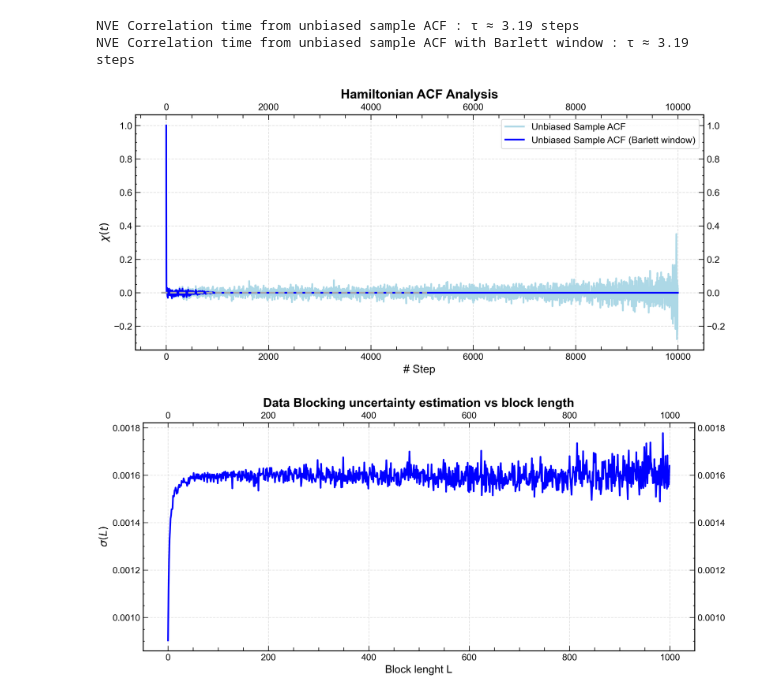
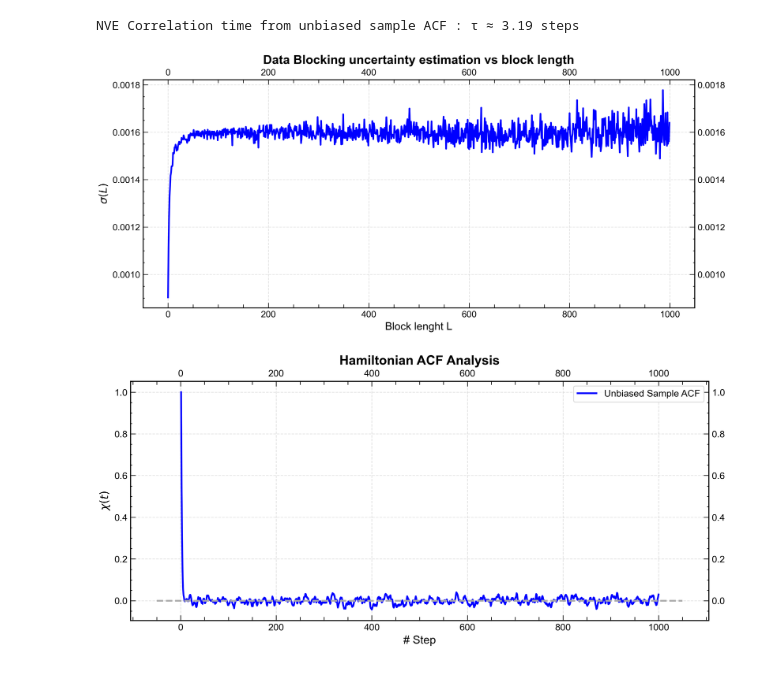
Before and after one commit to tomcnc/NSL, a Jupyter notebook: LSN_08/LSN_Notebook_8.ipynb, the cells around one changed output. Saved outputs shown, nothing was run; the diff lists cells and outputs as text; code cells hidden in the pictures.

```diff
--- a/LSN_08/LSN_Notebook_8.ipynb
+++ b/LSN_08/LSN_Notebook_8.ipynb
@@ -265,22 +325,54 @@ acf_barlett = acf * [barlett_window(t) for t in range(acf_step)]
+# %%
+step, h = np.loadtxt("ac_simulation/OUTPUT/hamiltonian.dat", usecols=(0,1), unpack=True)
+# Minimum block size
+L_min = 1
+# Maximum block size
+L_max = 5000
+# Array of tested block sizes
+L_values = np.arange(L_min, L_max + 1)
+# Number of block sizes attempted
+num_L = len(L_values)
+# Arrays for calculated errors corresponding to successive block sizes
+err = np.zeros(num_L)
+
+# Loop over the tested block sizes and fill the respective error arrays
+for i in range(num_L):
+    L = L_values[i]
+    err[i] = functions.data_blocking(h, L)
+# %%
+acf_step = 10000
+step = step[:acf_step]
+h = h[:acf_step]
+var = np.var(h)
+acf = functions.unbiased_acf(h, var)
 # %%
+err = err[:1000]
+x = np.arange(0, len(err))
+
+fig = plt.figure(figsize=(12,5))
+
+plt.title("Data Blocking uncertainty estimation vs block length")
+plt.plot(x, err, color="blue")
+plt.xlabel("Block lenght L")
+# plt.xlim(-10,200)
+# plt.xlim(-10,1000)
+plt.ylabel(r"$\sigma (L)$")
+
 fig = plt.figure(figsize=(12, 5))
 
 plt.title("Hamiltonian ACF Analysis")
-plt.plot(step, acf, color="lightblue", label="Unbiased Sample ACF")
-plt.plot(step, acf_barlett, color="blue", label="Unbiased Sample ACF (Barlett window)")
+plt.plot(step[:1000], acf[:1000], color="blue", label="Unbiased Sample ACF")
 plt.xlabel("# Step")
 plt.ylabel(r"$\chi(t)$")
-plt.hlines(0, xmin, xmax, color="darkgrey", linestyle="--")
+plt.hlines(0, -50, 1050, color="darkgrey", linestyle="--")
 plt.legend()
 
-ct = integrated_ac_time(acf)
-ct_barlett = integrated_ac_time(acf_barlett)
+ct = functions.integrated_ac_time(acf)
 
 print(f"NVE Correlation time from unbiased sample ACF : τ ≈ {ct:.2f} steps")
-print(f"NVE Correlation time from unbiased sample ACF with Barlett window : τ ≈ {ct_barlett:.2f} steps")
 
 plt.show()
 # %% [output]
 NVE Correlation time from unbiased sample ACF : τ ≈ 3.19 steps
-NVE Correlation time from unbiased sample ACF with Barlett window : τ ≈ 3.19 steps
-[figure, old version]
+[figure, new version]
+[figure, added]
@@ -369,16 +378,0 @@ for i in range(num_L):
-# %%
-err = err[:1000]
-x = np.arange(0, len(err))
-
-fig = plt.figure(figsize=(12,5))
-
-plt.title("Data Blocking uncertainty estimation vs block length")
-plt.plot(x, err, color="blue")
-plt.xlabel("Block lenght L")
-# plt.xlim(-10,200)
-# plt.xlim(-10,1000)
-plt.ylabel(r"$\sigma (L)$")
-
-plt.show()
-# %% [output]
-[figure, removed]
```
Also changed, not shown: parts of 16 cells of this notebook, 25 other files.
